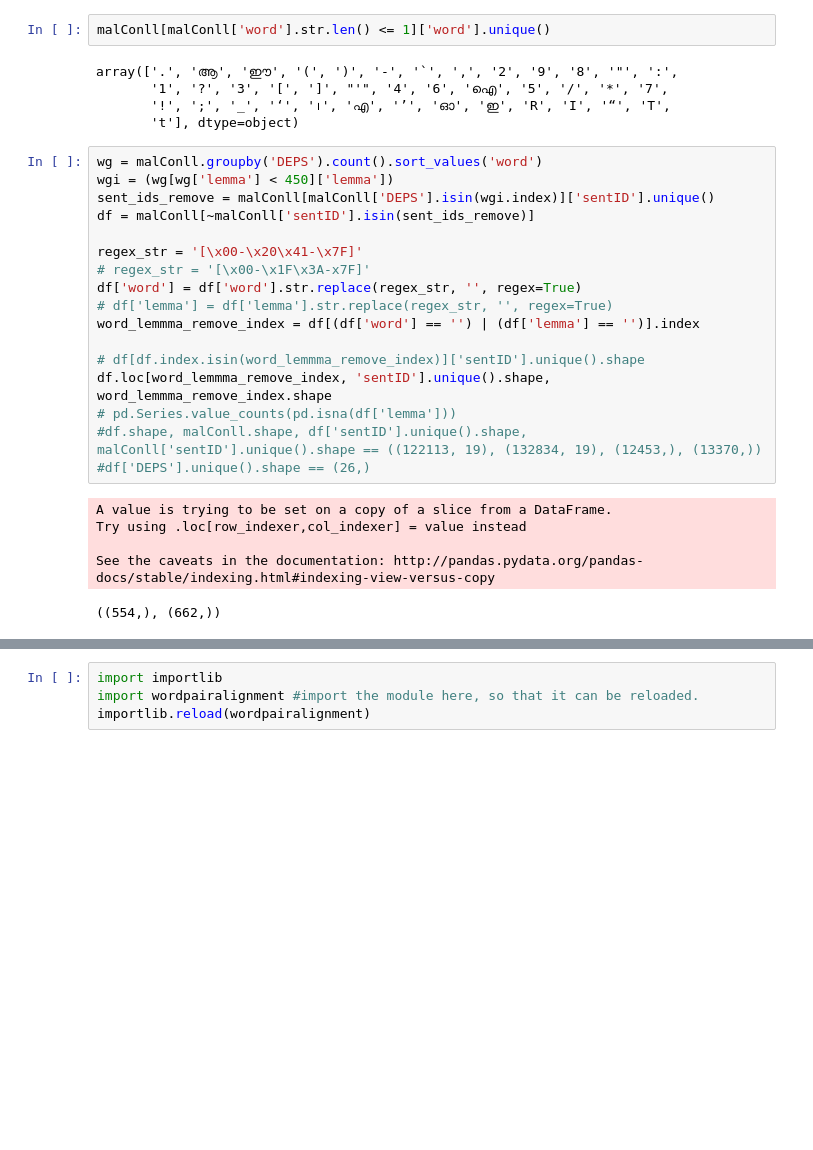
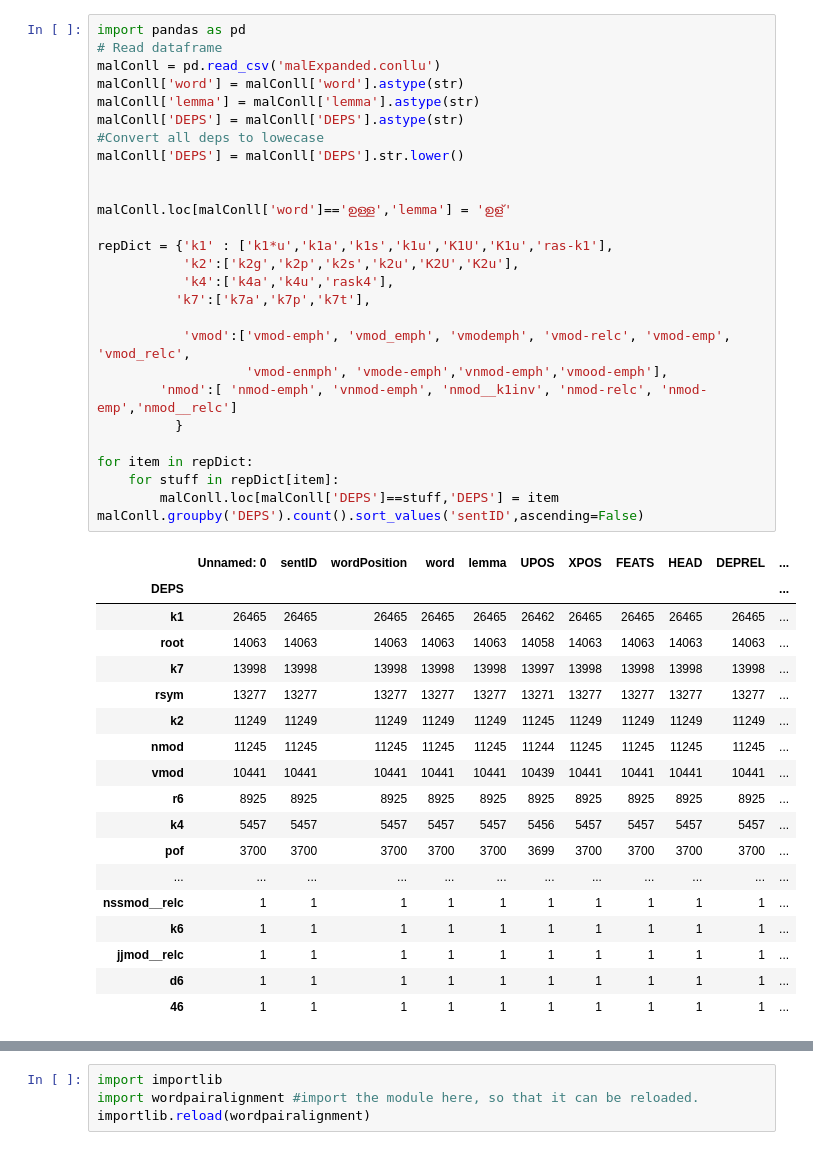
Before and after one commit to ashim95/IndicLM, a Jupyter notebook: generate_nonce_pairs.ipynb, the cells around one changed output, grey strips where cells are left out. Cells and saved outputs as stored; diff of their text form; blank space fills up the shorter version.

```diff
--- a/generate_nonce_pairs.ipynb
+++ b/generate_nonce_pairs.ipynb
@@ -7,30 +1,46 @@ malConll['lemma'] = malConll['lemma'].astype(str)
-# %%
-malConll[malConll['word'].str.len() <= 1]['word'].unique()
-# %% [output]
-array(['.', 'ആ', 'ഈ', '(', ')', '-', '`', ',', '2', '9', '8', '"', ':',
-       '1', '?', '3', '[', ']', "'", '4', '6', 'ഐ', '5', '/', '*', '7',
-       '!', ';', '_', '‘', '।', 'എ', '’', 'ഓ', 'ഇ', 'R', 'I', '“', 'T',
-       't'], dtype=object)
-# %%
-wg = malConll.groupby('DEPS').count().sort_values('word')
-wgi = (wg[wg['lemma'] < 450]['lemma'])
-sent_ids_remove = malConll[malConll['DEPS'].isin(wgi.index)]['sentID'].unique()
-df = malConll[~malConll['sentID'].isin(sent_ids_remove)]
-
-regex_str = '[\x00-\x20\x41-\x7F]'
-# regex_str = '[\x00-\x1F\x3A-x7F]'
-df['word'] = df['word'].str.replace(regex_str, '', regex=True)
-# df['lemma'] = df['lemma'].str.replace(regex_str, '', regex=True)
-word_lemmma_remove_index = df[(df['word'] == '') | (df['lemma'] == '')].index
-
-# df[df.index.isin(word_lemmma_remove_index)]['sentID'].unique().shape
-df.loc[word_lemmma_remove_index, 'sentID'].unique().shape, word_lemmma_remove_index.shape
-# pd.Series.value_counts(pd.isna(df['lemma']))
-#df.shape, malConll.shape, df['sentID'].unique().shape, malConll['sentID'].unique().shape == ((122113, 19), (132834, 19), (12453,), (13370,))
-#df['DEPS'].unique().shape == (26,)
-# %% [output]
-A value is trying to be set on a copy of a slice from a DataFrame.
-Try using .loc[row_indexer,col_indexer] = value instead
-
-See the caveats in the documentation: http://pandas.pydata.org/pandas-docs/stable/indexing.html#indexing-view-versus-copy
-((554,), (662,))
+# %%
+import pandas as pd
+# Read dataframe
+malConll = pd.read_csv('malExpanded.conllu')
+malConll['word'] = malConll['word'].astype(str)
+malConll['lemma'] = malConll['lemma'].astype(str)
+malConll['DEPS'] = malConll['DEPS'].astype(str)
+#Convert all deps to lowecase
+malConll['DEPS'] = malConll['DEPS'].str.lower()
+
+
+malConll.loc[malConll['word']=='ഉള്ള','lemma'] = 'ഉള്'
+
+repDict = {'k1' : ['k1*u','k1a','k1s','k1u','K1U','K1u','ras-k1'],
+           'k2':['k2g','k2p','k2s','k2u','K2U','K2u'],
+           'k4':['k4a','k4u','rask4'],
+          'k7':['k7a','k7p','k7t'],
+
+           'vmod':['vmod-emph', 'vmod_emph', 'vmodemph', 'vmod-relc', 'vmod-emp', 'vmod_relc',
+                   'vmod-enmph', 'vmode-emph','vnmod-emph','vmood-emph'],
+        'nmod':[ 'nmod-emph', 'vnmod-emph', 'nmod__k1inv', 'nmod-relc', 'nmod-emp','nmod__relc']
+          }
+
+for item in repDict:
+    for stuff in repDict[item]:
+        malConll.loc[malConll['DEPS']==stuff,'DEPS'] = item
+malConll.groupby('DEPS').count().sort_values('sentID',ascending=False)
+# %% [output]
+|  | Unnamed: 0 | sentID | wordPosition | word | lemma | UPOS | XPOS | FEATS | HEAD | DEPREL | ... |
+| DEPS |  |  |  |  |  |  |  |  |  |  | ... |
+| k1 | 26465 | 26465 | 26465 | 26465 | 26465 | 26462 | 26465 | 26465 | 26465 | 26465 | ... |
+| root | 14063 | 14063 | 14063 | 14063 | 14063 | 14058 | 14063 | 14063 | 14063 | 14063 | ... |
+| k7 | 13998 | 13998 | 13998 | 13998 | 13998 | 13997 | 13998 | 13998 | 13998 | 13998 | ... |
+| rsym | 13277 | 13277 | 13277 | 13277 | 13277 | 13271 | 13277 | 13277 | 13277 | 13277 | ... |
+| k2 | 11249 | 11249 | 11249 | 11249 | 11249 | 11245 | 11249 | 11249 | 11249 | 11249 | ... |
+| nmod | 11245 | 11245 | 11245 | 11245 | 11245 | 11244 | 11245 | 11245 | 11245 | 11245 | ... |
+| vmod | 10441 | 10441 | 10441 | 10441 | 10441 | 10439 | 10441 | 10441 | 10441 | 10441 | ... |
+| r6 | 8925 | 8925 | 8925 | 8925 | 8925 | 8925 | 8925 | 8925 | 8925 | 8925 | ... |
+| k4 | 5457 | 5457 | 5457 | 5457 | 5457 | 5456 | 5457 | 5457 | 5457 | 5457 | ... |
+| pof | 3700 | 3700 | 3700 | 3700 | 3700 | 3699 | 3700 | 3700 | 3700 | 3700 | ... |
+| ... | ... | ... | ... | ... | ... | ... | ... | ... | ... | ... | ... |
+| nssmod__relc | 1 | 1 | 1 | 1 | 1 | 1 | 1 | 1 | 1 | 1 | ... |
+| k6 | 1 | 1 | 1 | 1 | 1 | 1 | 1 | 1 | 1 | 1 | ... |
+| jjmod__relc | 1 | 1 | 1 | 1 | 1 | 1 | 1 | 1 | 1 | 1 | ... |
+| d6 | 1 | 1 | 1 | 1 | 1 | 1 | 1 | 1 | 1 | 1 | ... |
+| 46 | 1 | 1 | 1 | 1 | 1 | 1 | 1 | 1 | 1 | 1 | ... |
```
Also changed, not shown: parts of 7 cells of this notebook.
